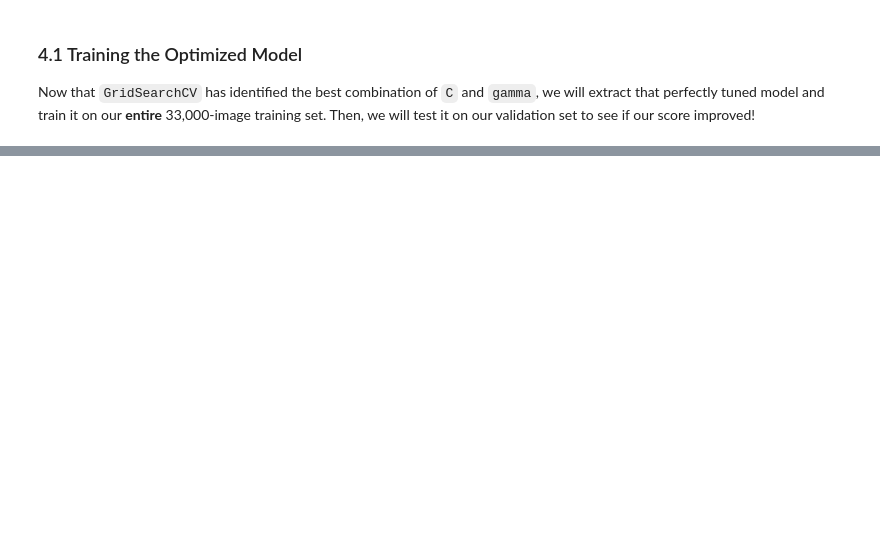
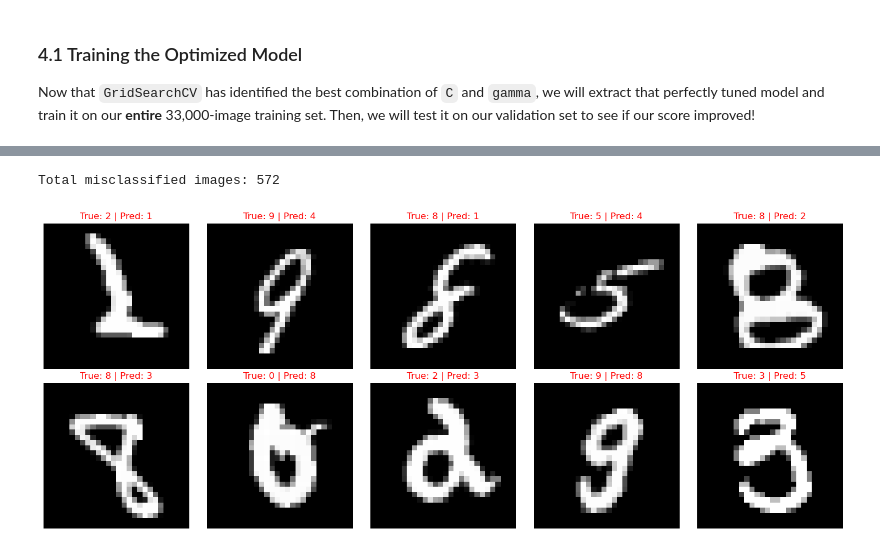
Before and after one commit to Priyank2001/FOML, a Jupyter notebook: program.ipynb, the cells around one changed output, grey strips where cells are left out. Drawn from its saved outputs; the diff is of its cells as text; code cells hidden in the pictures; blank space fills up the shorter version.

```diff
--- a/program.ipynb
+++ b/program.ipynb
@@ -388,0 +713,45 @@ Our baseline was already optimal (or very close to it)!
+# %%
+import matplotlib.pyplot as plt
+import numpy as np
+
+# 1. Convert our tracking lists to NumPy arrays for easy filtering
+predictions = np.array(all_predictions)
+truths = np.array(all_true_labels)
+
+# 2. Find all the indices where the prediction was WRONG
+misclassified_indices = np.where(predictions != truths)[0]
+print(f"Total misclassified images: {len(misclassified_indices)}")
+
+# 3. Set up a grid to show the first 10 mistakes
+num_to_show = 10
+fig, axes = plt.subplots(2, 5, figsize=(15, 6))
+axes = axes.ravel() # Flatten the axes array for easy iteration
+
+for i in range(min(num_to_show, len(misclassified_indices))):
+    # Get the index of the misclassified image
+    idx = misclassified_indices[i]
+
+    # Get the labels
+    true_label = truths[idx]
+    pred_label = predictions[idx]
+
+    # Grab the original image tensor from the test dataset
+    # (Assuming your dataset is named 'test_dataset')
+    image_tensor, _ = test_dataset[idx]
+
+    # Our neural network takes a flat 784-item array.
+    # To plot it, we must reshape it back into a 28x28 grid.
+    image_2d = image_tensor.view(28, 28).cpu().numpy()
+
+    # Plot the image
+    axes[i].imshow(image_2d, cmap='gray')
+
+    # Add a title showing what went wrong (in red to highlight the error)
+    axes[i].set_title(f"True: {true_label} | Pred: {pred_label}", color='red')
+    axes[i].axis('off')
+
+plt.tight_layout()
+plt.show()
+# %% [output]
+Total misclassified images: 572
+[figure, added]
```
Also changed, not shown: parts of 26 cells of this notebook, 7 other files.
